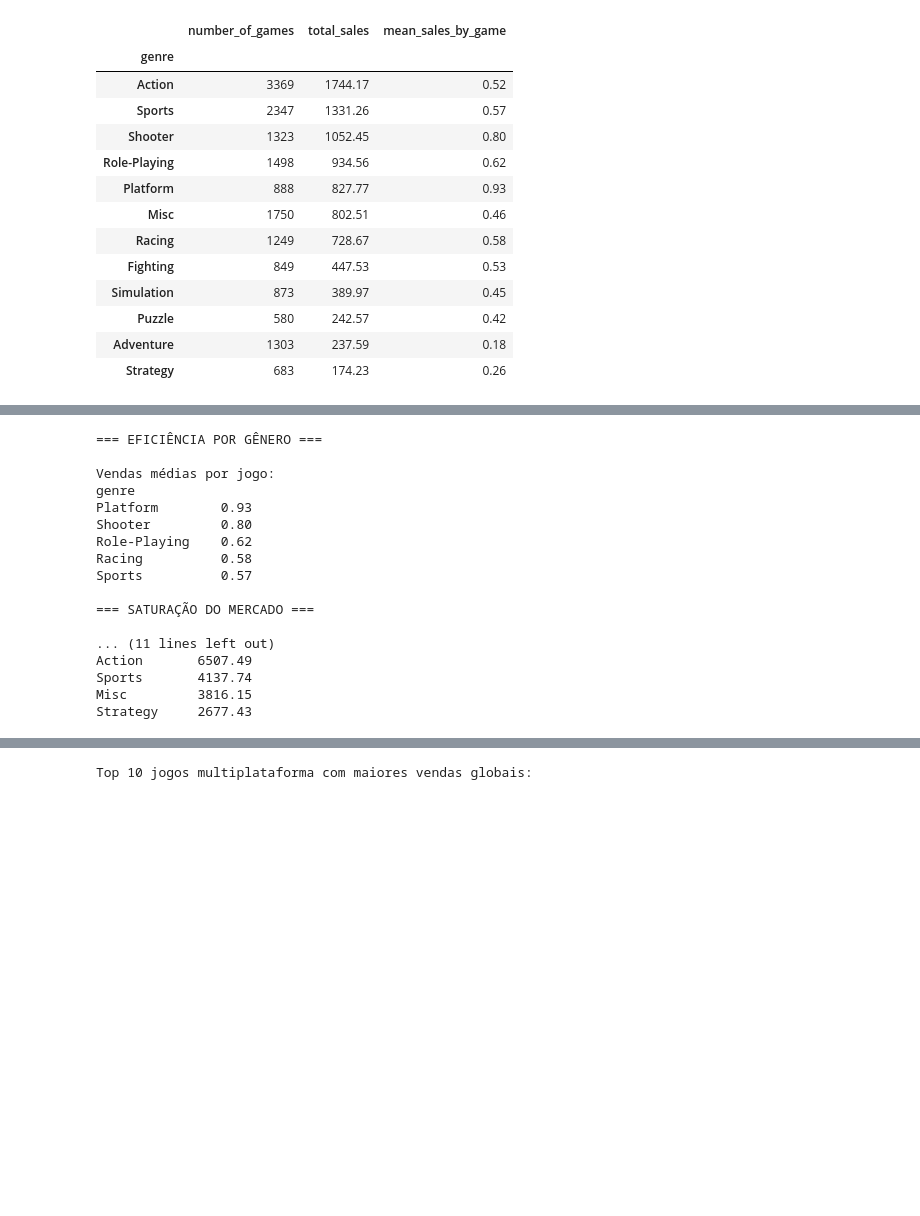
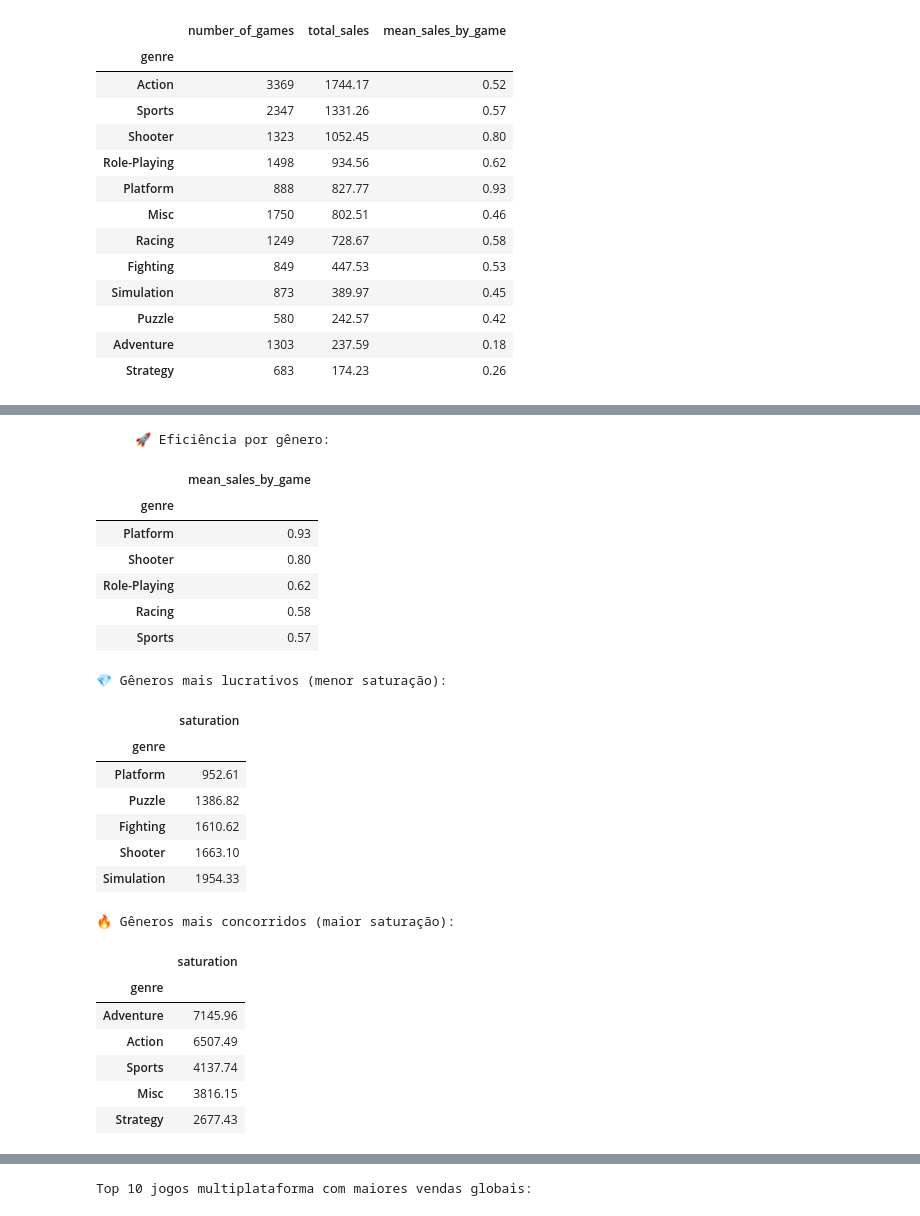
Before and after one commit to raimirsilva/Sprint-6-project, a Jupyter notebook: Ice_games_analysis.ipynb, the cells around one changed output, grey strips where cells are left out. Saved outputs shown, nothing was run; the diff lists cells and outputs as text; code cells hidden in the pictures; blank space fills up the shorter version.

```diff
--- a/Ice_games_analysis.ipynb
+++ b/Ice_games_analysis.ipynb
@@ -1197,36 +1194,45 @@ display(bottom_genres[['total_sales', 'mean_sales_by_game']].round(2))
 | Strategy | 174.23 | 0.26 |
 | Adventure | 237.59 | 0.18 |
 | Puzzle | 242.57 | 0.42 |
-# %%
-# Gêneros mais eficientes (alta venda por jogo)
-print('=== EFICIÊNCIA POR GÊNERO ===')
-efficiency = comparative.sort_values('mean_sales_by_game', ascending=False)
-print('\nVendas médias por jogo:')
-print(efficiency['mean_sales_by_game'].head(5).round(2).to_string(index=True))
-
-# Identificar gêneros saturados vs lucrativos
-print('\n=== SATURAÇÃO DO MERCADO ===')
-comparative['saturation'] = comparative['number_of_games'] / comparative['mean_sales_by_game']
-print('\nMenor saturação (mais lucrativos):')
-print(comparative.sort_values('saturation').head(5)['saturation'].round(2).to_string(index=True))
-
-print('\nMaior saturação (mais concorridos):')
-print(comparative.sort_values('saturation', ascending=False).head(5)['saturation'].round(2).to_string(index=True))
-# %% [output]
-=== EFICIÊNCIA POR GÊNERO ===
-
-Vendas médias por jogo:
-genre
-Platform        0.93
-Shooter         0.80
-Role-Playing    0.62
-Racing          0.58
-Sports          0.57
-
-=== SATURAÇÃO DO MERCADO ===
-
-... (11 lines left out)
-Action       6507.49
-Sports       4137.74
-Misc         3816.15
-Strategy     2677.43
+# %%
+# Eficiência por gênero
+efficiency = comparative.sort_values('mean_sales_by_game', ascending=False)
+title_efficiency = '🚀 Eficiência por gênero:'
+print('\n' + title_efficiency.center(33))
+display(efficiency[['mean_sales_by_game']].head(5).round(2))
+
+# Identificando gêneros saturados vs lucrativos
+# Menor saturação (mais lucrativos)
+title_low_sat = '💎 Gêneros mais lucrativos (menor saturação):'
+print('\n' + title_low_sat)
+display(comparative.sort_values('saturation').head(5)[['saturation']].round(2))
+
+# Maior saturação (mais concorridos)
+title_high_sat = '🔥 Gêneros mais concorridos (maior saturação):'
+print('\n' + title_high_sat)
+display(comparative.sort_values('saturation', ascending=False).head(5)[['saturation']].round(2))
+# %% [output]
+     🚀 Eficiência por gênero:
+|  | mean_sales_by_game |
+| genre |  |
+| Platform | 0.93 |
+| Shooter | 0.80 |
+| Role-Playing | 0.62 |
+| Racing | 0.58 |
+| Sports | 0.57 |
+💎 Gêneros mais lucrativos (menor saturação):
+|  | saturation |
+| genre |  |
+| Platform | 952.61 |
+| Puzzle | 1386.82 |
+| Fighting | 1610.62 |
+| Shooter | 1663.10 |
+| Simulation | 1954.33 |
+🔥 Gêneros mais concorridos (maior saturação):
+|  | saturation |
+| genre |  |
+| Adventure | 7145.96 |
+| Action | 6507.49 |
+| Sports | 4137.74 |
+| Misc | 3816.15 |
+| Strategy | 2677.43 |
```
Also changed, not shown: parts of 5 cells of this notebook.
